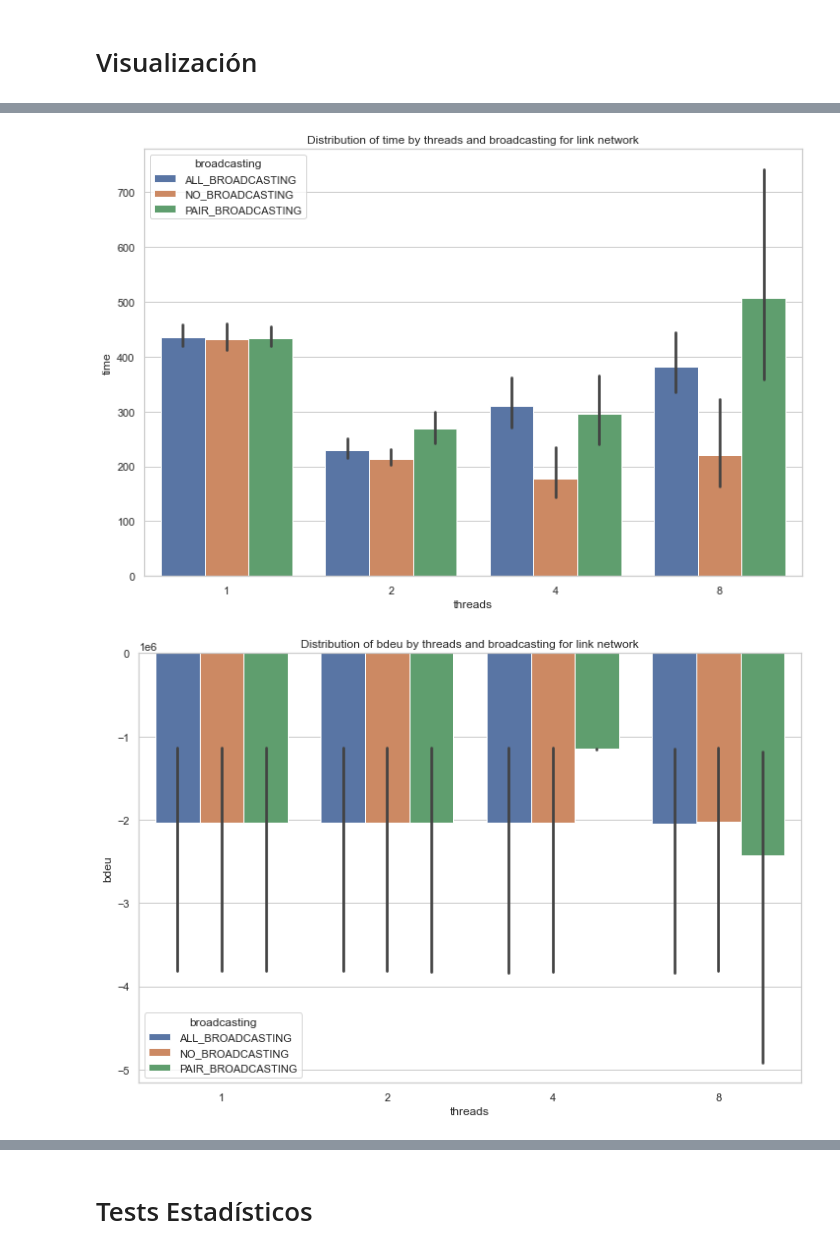
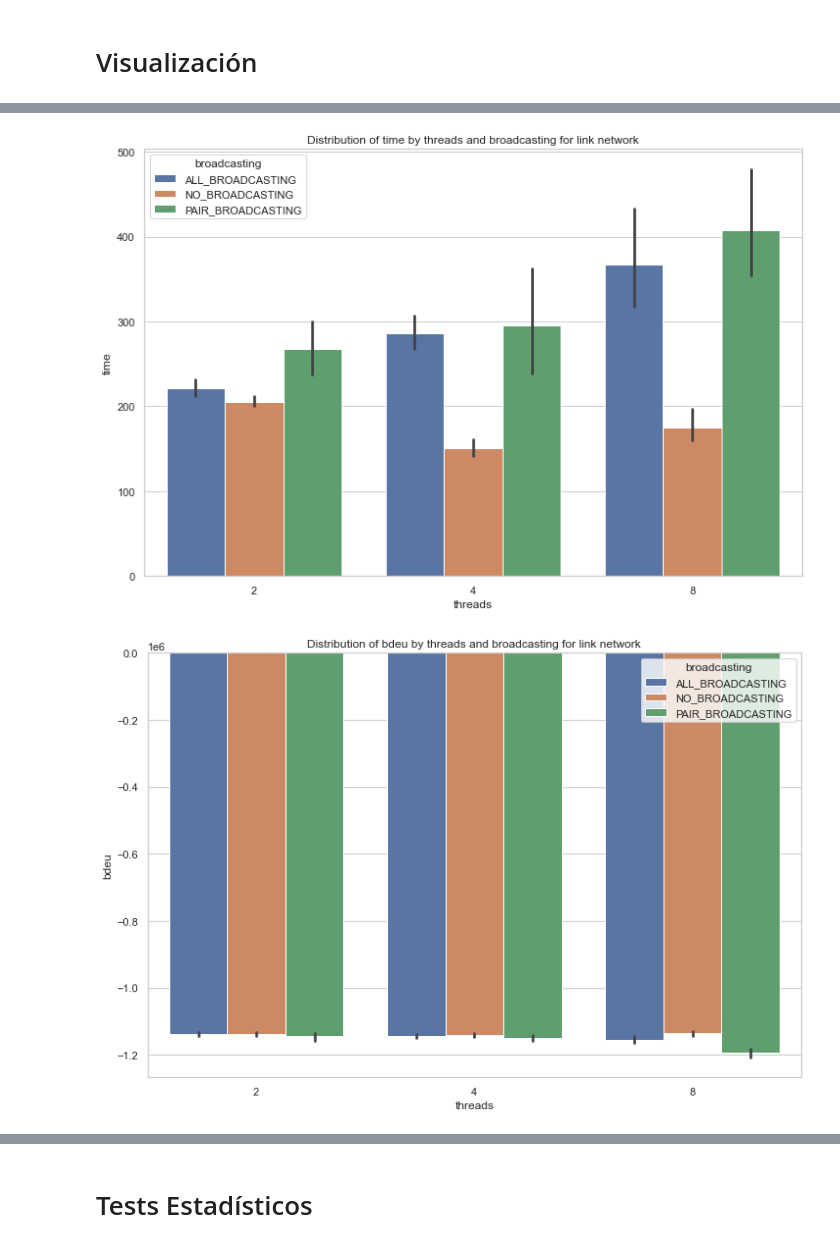
Before and after one commit to JLaborda/cges, a Jupyter notebook: notebooks/broadcasting_experiments/analysis.ipynb, the cells around one changed output, grey strips where cells are left out. Drawn from its saved outputs; the diff is of its cells as text; code cells hidden in the pictures.

Commit message:
Analysis of broadcasting results

```diff
--- a/notebooks/broadcasting_experiments/analysis.ipynb
+++ b/notebooks/broadcasting_experiments/analysis.ipynb
@@ -76,21 +150,32 @@ import matplotlib.pyplot as plt
 # %%
-import pandas as pd
+# Read data from file 'results.csv'
+df = pd.read_csv('./results.csv')
 
-df = pd.read_csv('./results.csv')
-# drop the columns clusteringName and convergence
-#df = df.drop(['clusteringName', 'convergence'], axis=1)
-
-# array of strings of parameters: algName, netName, clusteringName, numberOfRealThreads, convergence, broadcasting
-param_columns = ["algName", "netName", "clusteringName", "numberOfRealThreads", "convergence", "broadcasting"]
+# array of strings of parameters: algName, netName, database, clusteringName, numberOfRealThreads, convergence, broadcasting
+param_columns = ["algName", "netName", "database", "clusteringName", "numberOfRealThreads", "convergence", "broadcasting"]
 #array of measurments:
-measurement_columns = ["elapsedTime", "shd", "dfMM_avg", "dfMM_plus", "dfMM_minus", "iterations", "bdeu"]
+measurement_columns = ["time", "shd", "dfMM_avg", "dfMM_plus", "dfMM_minus", "iterations", "bdeu"]
 
 # Dropping unnneccesary columns
 df = df.drop(['algName','clusteringName', 'convergence'], axis=1)
 
 # Rename elapsedTime to time
-df = df.rename(columns={'elapsedTime': 'time', 'numberOfRealThreads' : 'threads'})
+df = df.rename(columns={'elapsedTime(s)': 'time', 'numberOfRealThreads' : 'threads'})
+
+# Drop all rows with NaN values
+df = df.dropna()
+
+# Transform to numeric values all measurement columns
+df[measurement_columns] = df[measurement_columns].apply(pd.to_numeric)
 
 
-df.head()
+# Create a new df with the _all databases
+df_all =df.copy()
+df_all = df[df.database.str.contains("_ALL")]
+
+# Drop databases with _all in the name of the database
+df = df[~df.database.str.contains("_ALL")]
+df.drop(['database'], axis=1, inplace=True)
+
+df.shape
 # %% [output]
@@ -152,7 +213,7 @@ MultiIndex([( 'link', 4, 'PAIR_BROADCASTING'),
 # %% [markdown]
 # Visualización
 # %%
-def plot_barplot(network, x, y, hue):
+def plot_barplot(df,network, x, y, hue):
     # Select the data for the specified network
     df_visualization = df.loc[df["netName"] == network].dropna()
 
@@ -164,4 +225,7 @@ def plot_barplot(network, x, y, hue):
     sns.barplot(x=x, y=y, hue=hue, data=df_visualization)
     plt.title(f'Distribution of {y} by {x} and {hue} for {network} network')
     plt.show()
+# %%
+# df_plot es el dataframe donde threads != 1
+df_plot = df[df.threads != 1]
 # %%
@@ -171,8 +235,8 @@ plot_barplot(network="link",x="threads", y="shd",hue="broadcasting")
 # %%
-plot_barplot(network="link",x="threads", y="time",hue="broadcasting")
+plot_barplot(df=df_plot,network="link",x="threads", y="time",hue="broadcasting")
 # %% [output]
-[figure, old version]
+[figure, new version]
 # %%
-plot_barplot(network="link",x="threads", y="bdeu",hue="broadcasting")
+plot_barplot(df=df_plot,network="link",x="threads", y="bdeu",hue="broadcasting")
 # %% [output]
-[figure, old version]
+[figure, new version]
```
Also changed, not shown: parts of 18 cells of this notebook, 13 other files.
